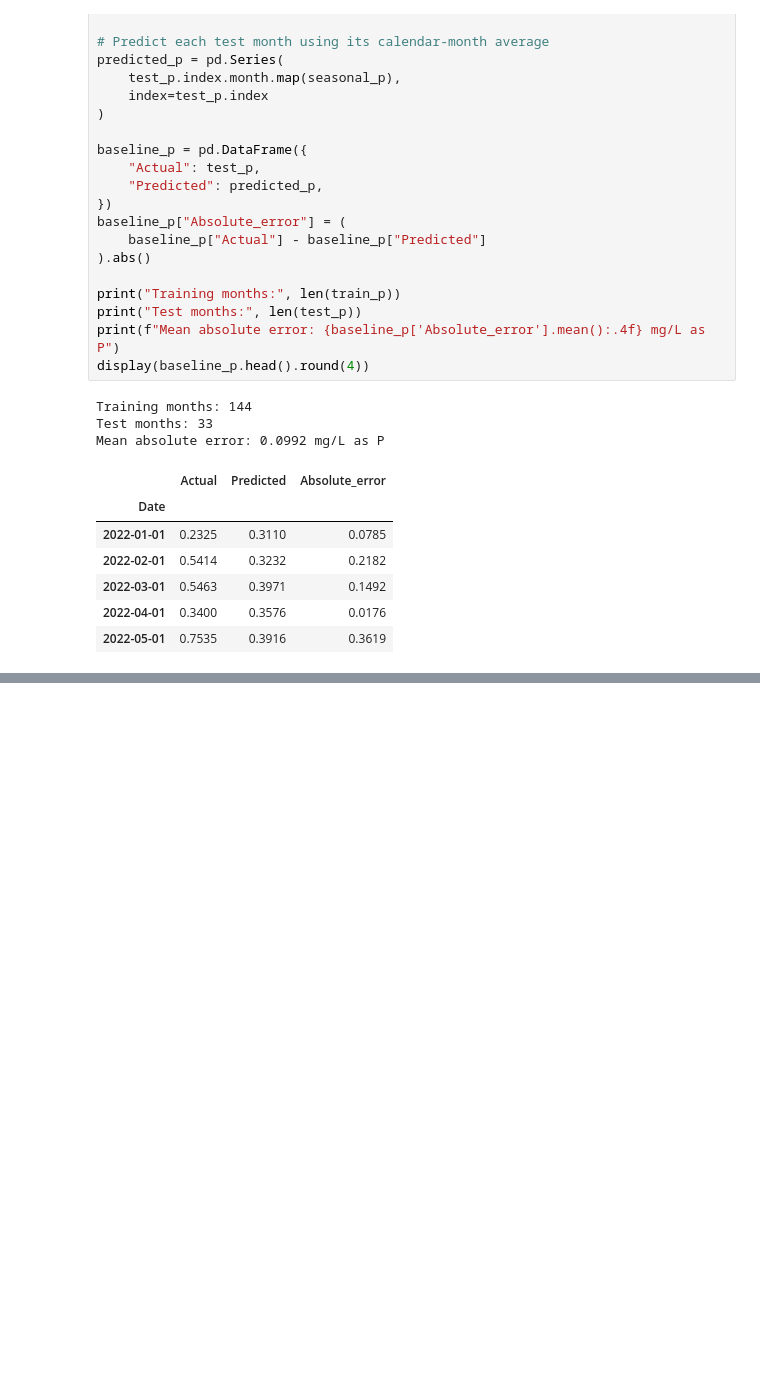
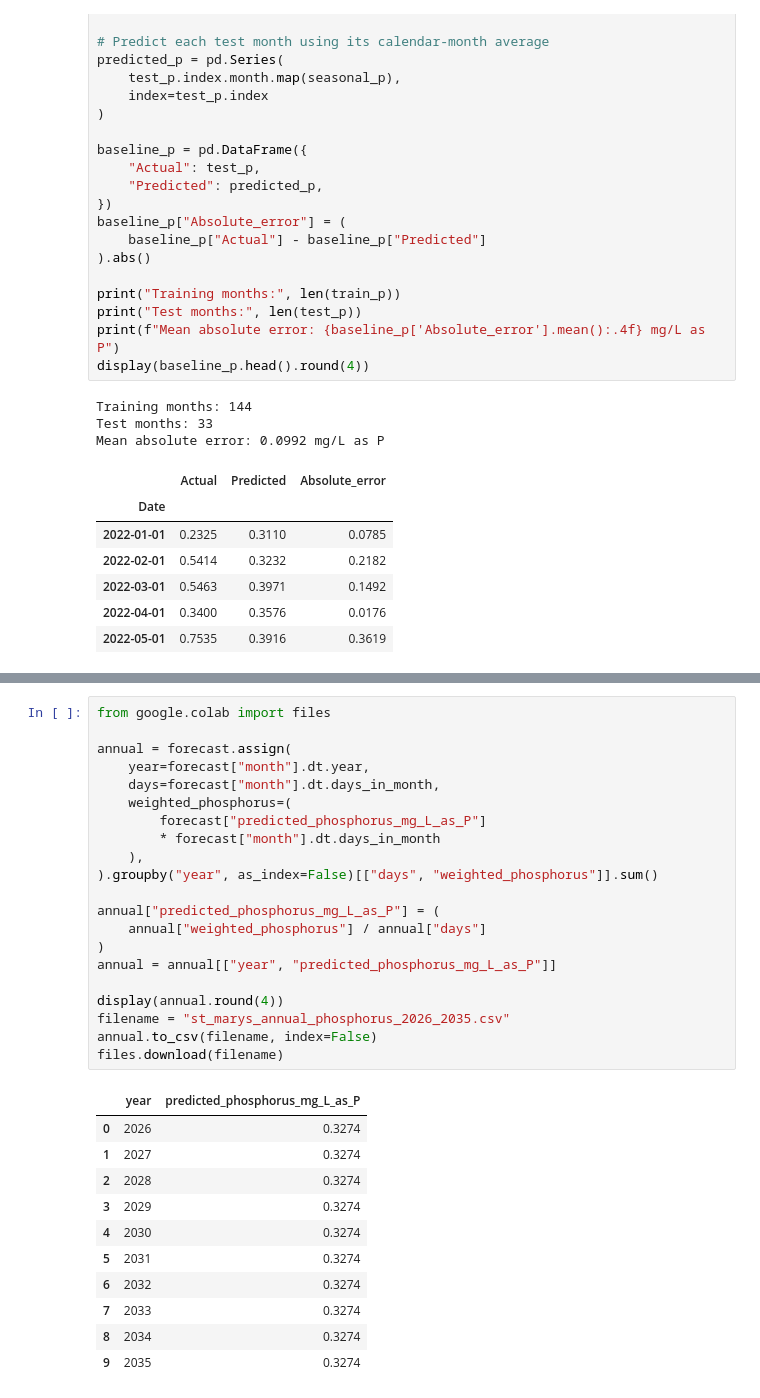
Before and after one commit to TechSphere2025/water-quality-forecasting, a Jupyter notebook: 01_understanding_data.ipynb, the cells around one changed output, grey strips where cells are left out. Drawn from its saved outputs; the diff is of its cells as text; blank space fills up the shorter version.

```diff
--- a/01_understanding_data.ipynb
+++ b/01_understanding_data.ipynb
@@ -877,0 +1070,33 @@ Mean absolute error: 0.0992 mg/L as P
+# %%
+from google.colab import files
+
+annual = forecast.assign(
+    year=forecast["month"].dt.year,
+    days=forecast["month"].dt.days_in_month,
+    weighted_phosphorus=(
+        forecast["predicted_phosphorus_mg_L_as_P"]
+        * forecast["month"].dt.days_in_month
+    ),
+).groupby("year", as_index=False)[["days", "weighted_phosphorus"]].sum()
+
+annual["predicted_phosphorus_mg_L_as_P"] = (
+    annual["weighted_phosphorus"] / annual["days"]
+)
+annual = annual[["year", "predicted_phosphorus_mg_L_as_P"]]
+
+display(annual.round(4))
+filename = "st_marys_annual_phosphorus_2026_2035.csv"
+annual.to_csv(filename, index=False)
+files.download(filename)
+# %% [output]
+|  | year | predicted_phosphorus_mg_L_as_P |
+| 0 | 2026 | 0.3274 |
+| 1 | 2027 | 0.3274 |
+| 2 | 2028 | 0.3274 |
+| 3 | 2029 | 0.3274 |
+| 4 | 2030 | 0.3274 |
+| 5 | 2031 | 0.3274 |
+| 6 | 2032 | 0.3274 |
+| 7 | 2033 | 0.3274 |
+| 8 | 2034 | 0.3274 |
+| 9 | 2035 | 0.3274 |
```
Also changed, not shown: parts of 9 cells of this notebook.
